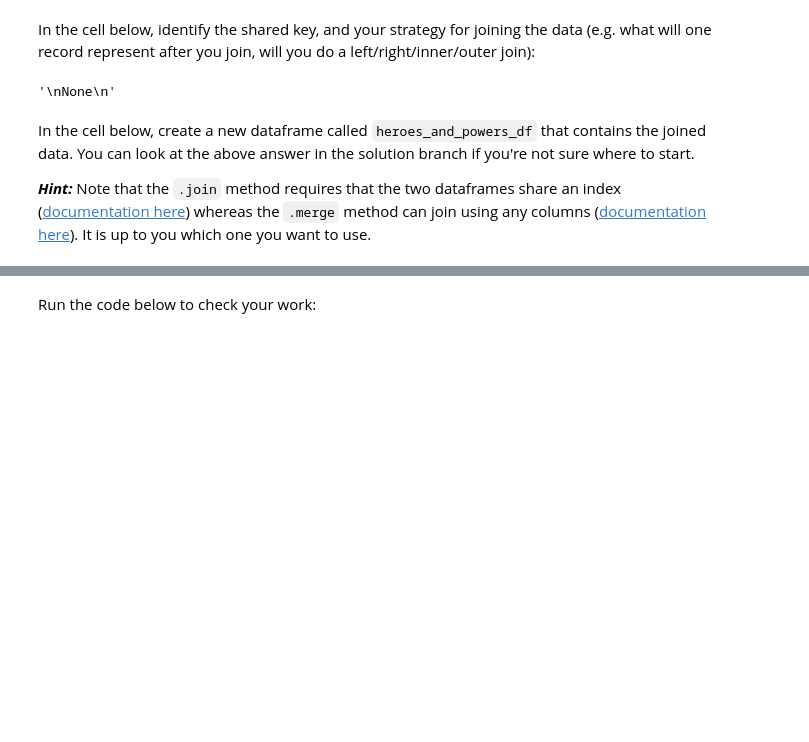
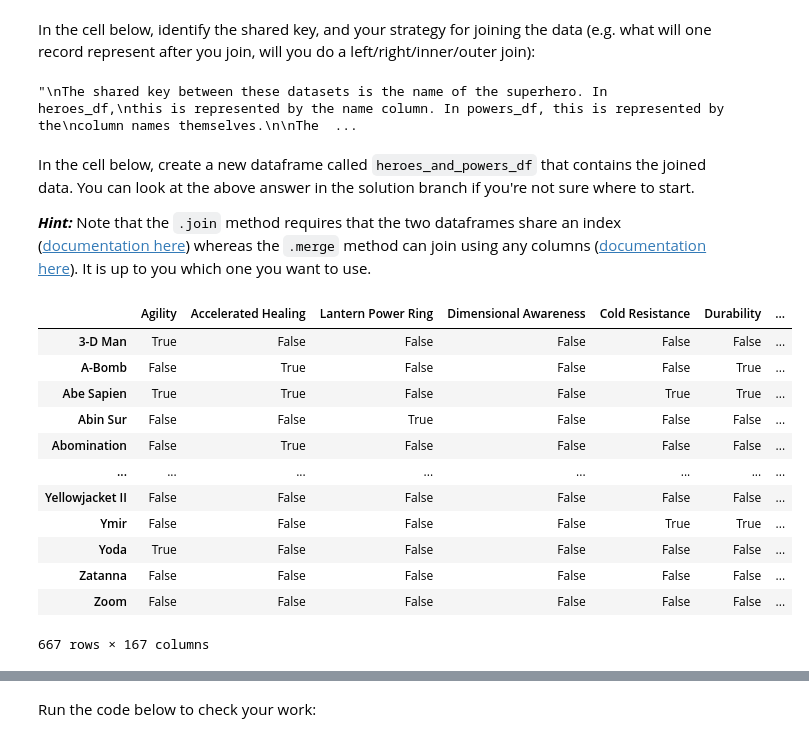
Before and after one commit to GraceMwende/dsc-pandas-data-cleaning-lab, a Jupyter notebook: index.ipynb, the cells around one changed output, grey strips where cells are left out. Cells and saved outputs as stored; diff of their text form; code cells hidden in the pictures; blank space fills up the shorter version.

Commit message:
question 3 and 4

```diff
--- a/index.ipynb
+++ b/index.ipynb
@@ -536,16 +553,46 @@ powers_df
 167 rows × 667 columns
 # %% [markdown]
 In the cell below, identify the shared key, and your strategy for joining the data (e.g. what will one record represent after you join, will you do a left/right/inner/outer join):
-# %%
-# Replace None with appropriate text
-"""
-None
-"""
-# %% [output]
-'\nNone\n'
+# %%
+# Replace None with appropriate text
+"""
+The shared key between these datasets is the name of the superhero. In heroes_df,
+this is represented by the name column. In powers_df, this is represented by the
+column names themselves.
+
+The fact that one of them is the values of a column and the other is the column
+names means that we will need to transpose one of them first. It makes the most
+sense to transpose powers_df since that will result in records still representing
+a hero, rather than a power. This will work with the question at hand, which asks
+about heights, which are attributes of superheroes, not attributes of superpowers.
+
+powers_df has fewer columns than heroes_df has rows, but we can also see that
+powers_df contains names that are not present in heroes_df (namely '3-D Man'). So,
+it seems like an inner join is the right approach, so that we only keep records
+that are present in both datasets
+
+"""
+# %% [output]
+"\nThe shared key between these datasets is the name of the superhero. In heroes_df,\nthis is represented by the name column. In powers_df, this is represented by the\ncolumn names themselves.\n\nThe  ...
 # %% [markdown]
 In the cell below, create a new dataframe called `heroes_and_powers_df` that contains the joined data. You can look at the above answer in the solution branch if you're not sure where to start.
 
 ***Hint:*** Note that the `.join` method requires that the two dataframes share an index ([documentation here](https://pandas.pydata.org/pandas-docs/stable/reference/api/pandas.DataFrame.join.html)) whereas the `.merge` method can join using any columns ([documentation here](https://pandas.pydata.org/pandas-docs/stable/reference/api/pandas.DataFrame.merge.html)). It is up to you which one you want to use.
 # %%
 # Your code here (create more cells as needed)
+powers_df_transposed = powers_df.T
+powers_df_transposed
+# %% [output]
+|  | Agility | Accelerated Healing | Lantern Power Ring | Dimensional Awareness | Cold Resistance | Durability | ... |
+| 3-D Man | True | False | False | False | False | False | ... |
+| A-Bomb | False | True | False | False | False | True | ... |
+| Abe Sapien | True | True | False | False | True | True | ... |
+| Abin Sur | False | False | True | False | False | False | ... |
+| Abomination | False | True | False | False | False | False | ... |
+| ... | ... | ... | ... | ... | ... | ... | ... |
+| Yellowjacket II | False | False | False | False | False | False | ... |
+| Ymir | False | False | False | False | True | True | ... |
+| Yoda | True | False | False | False | False | False | ... |
+| Zatanna | False | False | False | False | False | False | ... |
+| Zoom | False | False | False | False | False | False | ... |
+667 rows × 167 columns
```
Also changed, not shown: parts of 25 cells of this notebook.
